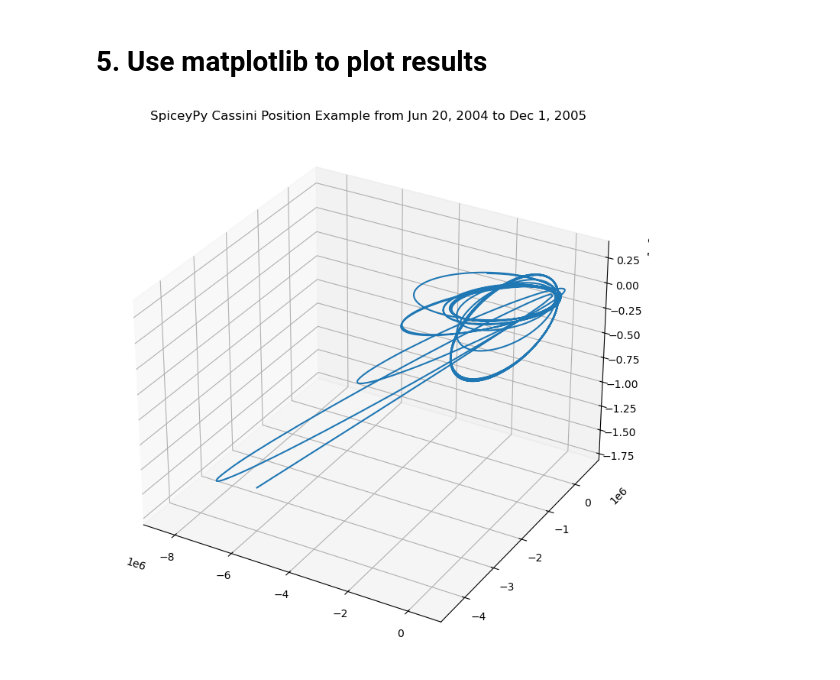
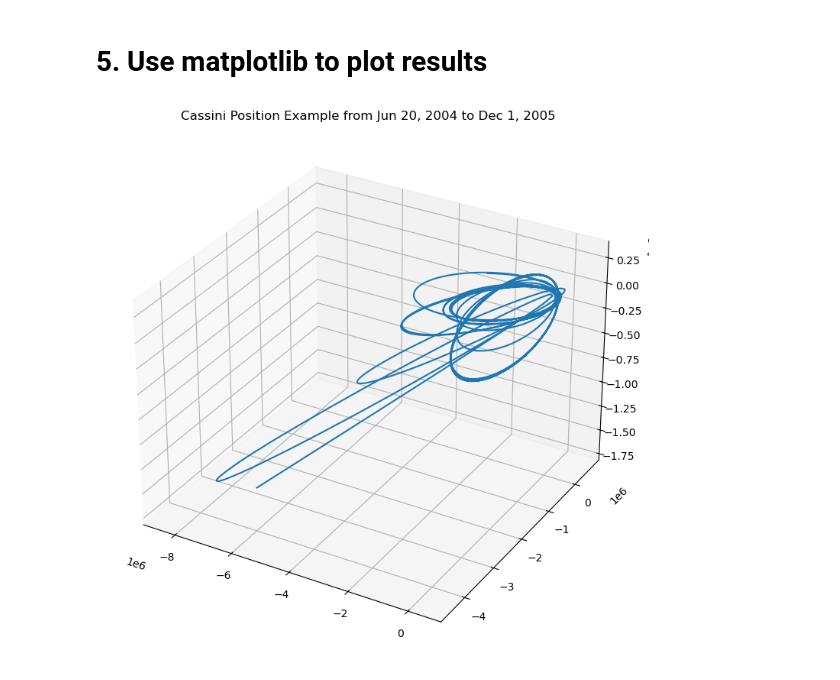
Before and after one commit to DOI-USGS/asc-public-docs, a Jupyter notebook: docs/getting-started/using-spiceql/spiceql-cassini-tutorial.ipynb, the cells around one changed output. Drawn from its saved outputs; the diff is of its cells as text; code cells hidden in the pictures.

```diff
--- a/docs/getting-started/using-spiceql/spiceql-cassini-tutorial.ipynb
+++ b/docs/getting-started/using-spiceql/spiceql-cassini-tutorial.ipynb
@@ -122,15 +122,15 @@ with spql.KernelSet(kernels):
 # %%
 import numpy as np
 import matplotlib.pyplot as plt
 from mpl_toolkits.mplot3d import Axes3D
 
 positions = (
     np.asarray(spqlpos).T
 )  # positions is shaped (4000, 3), let's transpose to (3, 4000) for easier indexing
 fig = plt.figure(figsize=(9, 9))
 ax = fig.add_subplot(111, projection="3d")
 ax.plot(positions[0], positions[1], positions[2])
-plt.title("SpiceyPy Cassini Position Example from Jun 20, 2004 to Dec 1, 2005")
+plt.title("Cassini Position Example from Jun 20, 2004 to Dec 1, 2005")
 plt.show()
 # %% [output]
-[figure, old version]
+[figure, new version]
```
Also changed, not shown: 2 other files.
